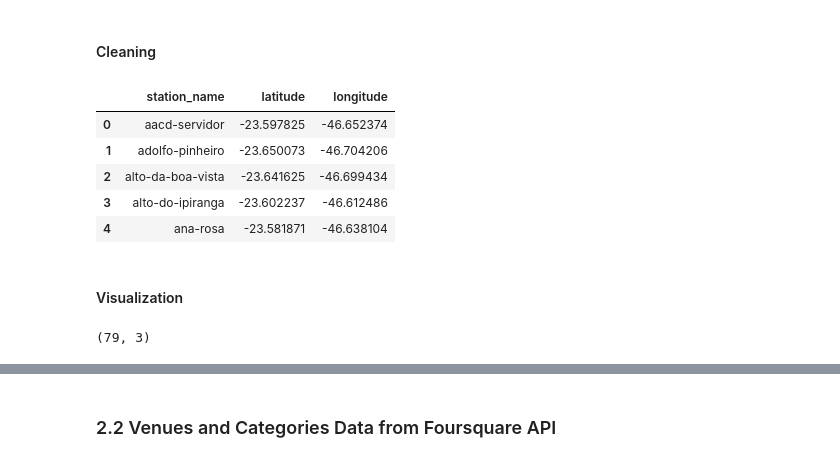
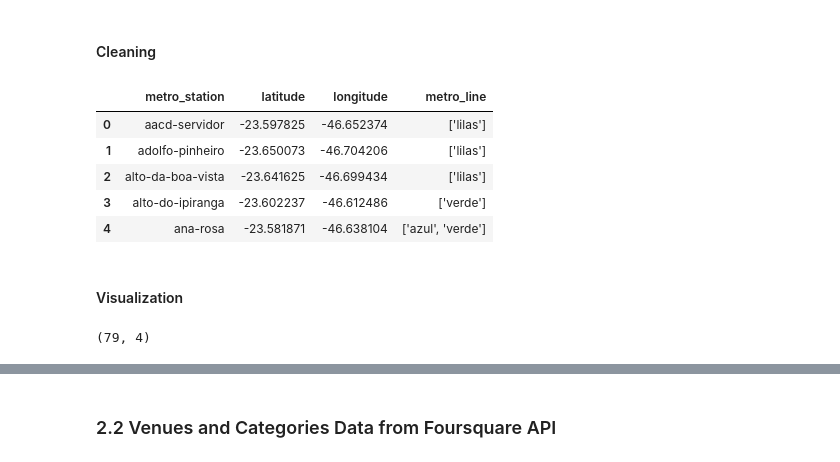
Before and after one commit to felipetestaaa/ml-sao-paulo-subway-clustering, a Jupyter notebook: notebook/SaoPauloClustering.ipynb, the cells around one changed output, grey strips where cells are left out. Cells and saved outputs as stored; diff of their text form; code cells hidden in the pictures.

```diff
--- a/notebook/SaoPauloClustering.ipynb
+++ b/notebook/SaoPauloClustering.ipynb
@@ -73,33 +75,33 @@ metro_data.head()
 # %%
 # Renaming columns
 new_columns = ['unnamed',
               'station_name_spaced',
-               'station_name',
+               'metro_station',
                'latitude',
                'longitude',
                'metro_line',
                'neigh_stations']
 
 metro_data.columns = new_columns
 
 # Selecting columns
-metro_data = metro_data.drop(columns=['unnamed', 'neigh_stations', 'station_name_spaced', 'metro_line'])
+metro_data = metro_data.drop(columns=['unnamed', 'neigh_stations', 'station_name_spaced'])
 
 # Data Head
 metro_data.head()
 # %% [output]
-|  | station_name | latitude | longitude |
-| 0 | aacd-servidor | -23.597825 | -46.652374 |
-| 1 | adolfo-pinheiro | -23.650073 | -46.704206 |
-| 2 | alto-da-boa-vista | -23.641625 | -46.699434 |
-| 3 | alto-do-ipiranga | -23.602237 | -46.612486 |
-| 4 | ana-rosa | -23.581871 | -46.638104 |
+|  | metro_station | latitude | longitude | metro_line |
+| 0 | aacd-servidor | -23.597825 | -46.652374 | ['lilas'] |
+| 1 | adolfo-pinheiro | -23.650073 | -46.704206 | ['lilas'] |
+| 2 | alto-da-boa-vista | -23.641625 | -46.699434 | ['lilas'] |
+| 3 | alto-do-ipiranga | -23.602237 | -46.612486 | ['verde'] |
+| 4 | ana-rosa | -23.581871 | -46.638104 | ['azul', 'verde'] |
 # %% [markdown]
 #### Visualization
 # %%
 metro_data.shape
 # %% [output]
-(79, 3)
+(79, 4)
 # %%
 address = 'Sao Paulo, Sao Paulo Brazil'
 geolocator = Nominatim(user_agent='get_location')
```
Also changed, not shown: parts of 48 cells of this notebook, 1 other file.
